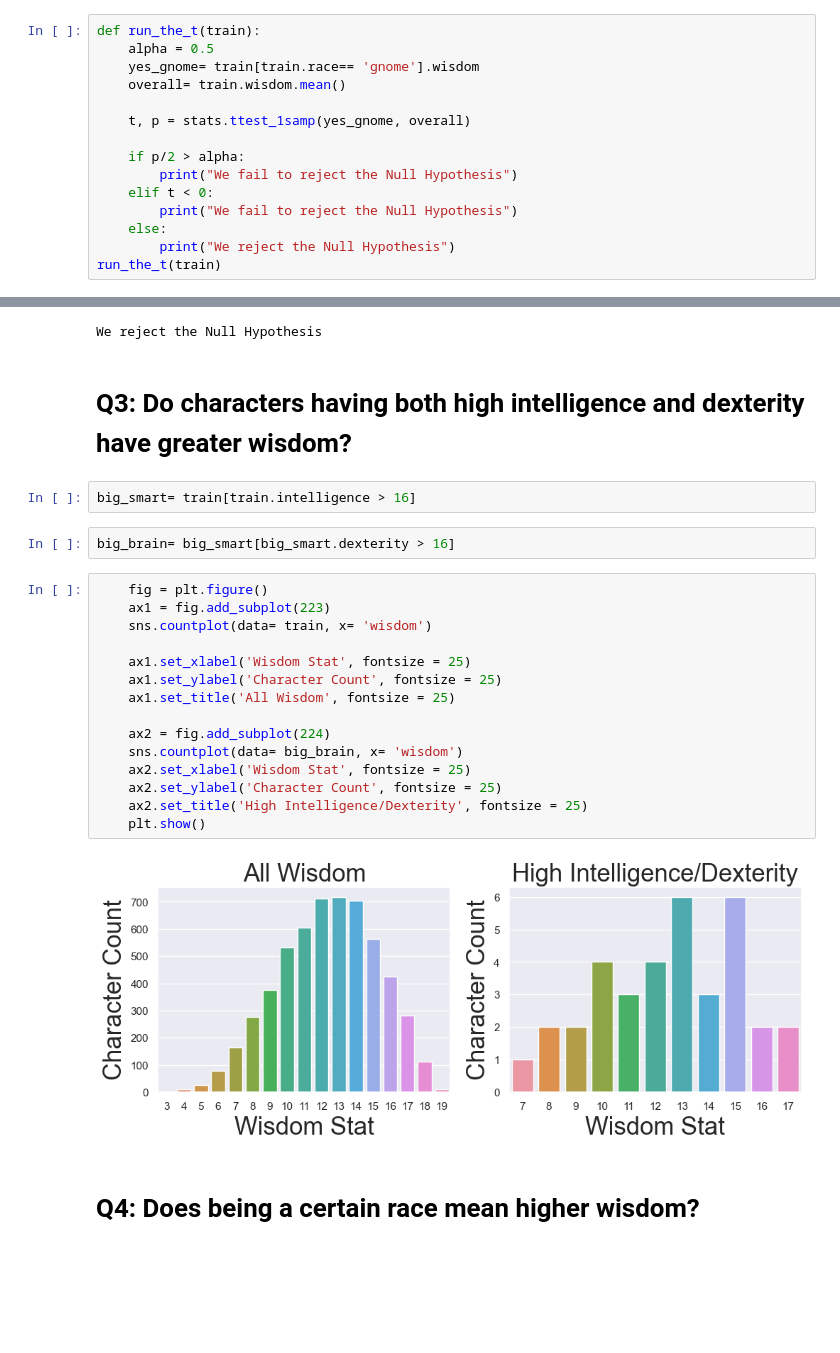
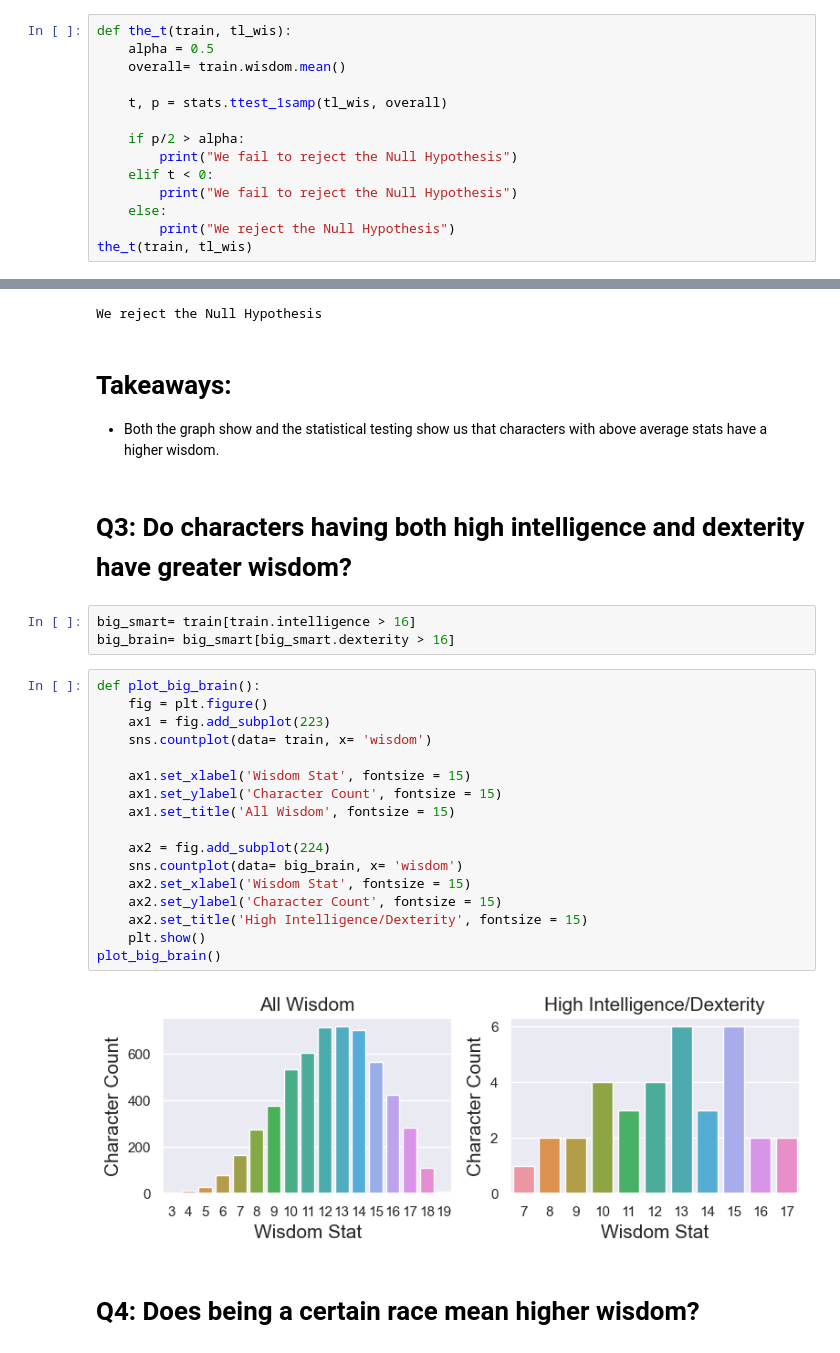
Before and after one commit to EstebanHernandez0/Dungeons_and_dragons_predictor, a Jupyter notebook: workbook.ipynb, the cells around one changed output, grey strips where cells are left out. Cells and saved outputs as stored; diff of their text form; blank space fills up the shorter version.

```diff
--- a/workbook.ipynb
+++ b/workbook.ipynb
@@ -150,10 +158,9 @@ overall= train.wisdom.mean()
 # %%
-def run_the_t(train):
+def the_t(train, tl_wis):
     alpha = 0.5
-    yes_gnome= train[train.race== 'gnome'].wisdom
     overall= train.wisdom.mean()
 
-    t, p = stats.ttest_1samp(yes_gnome, overall)
+    t, p = stats.ttest_1samp(tl_wis, overall)
 
     if p/2 > alpha:
         print("We fail to reject the Null Hypothesis")
@@ -161,6 +168,6 @@ def run_the_t(train):
         print("We fail to reject the Null Hypothesis")
     else:
         print("We reject the Null Hypothesis")
-run_the_t(train)
+the_t(train, tl_wis)
 # %% [output]
 We fail to reject the Null Hypothesis
@@ -240,29 +236,33 @@ def test_above(above_wis, overall):
 test_above(above_wis, overall)
 # %% [output]
 We reject the Null Hypothesis
+# %% [markdown]
+# Takeaways:
+  - Both the graph show and the statistical testing show us that characters with above average stats have a higher wisdom.
 # %% [markdown]
 # Q3: Do characters having both high intelligence and dexterity have greater wisdom?
 # %%
 big_smart= train[train.intelligence > 16]
+big_brain= big_smart[big_smart.dexterity > 16]
-# %%
-big_brain= big_smart[big_smart.dexterity > 16]
 # %%
+def plot_big_brain():
     fig = plt.figure()
     ax1 = fig.add_subplot(223)
     sns.countplot(data= train, x= 'wisdom')
 
-    ax1.set_xlabel('Wisdom Stat', fontsize = 25)
-    ax1.set_ylabel('Character Count', fontsize = 25)
-    ax1.set_title('All Wisdom', fontsize = 25)
+    ax1.set_xlabel('Wisdom Stat', fontsize = 15)
+    ax1.set_ylabel('Character Count', fontsize = 15)
+    ax1.set_title('All Wisdom', fontsize = 15)
 
     ax2 = fig.add_subplot(224)
     sns.countplot(data= big_brain, x= 'wisdom')
-    ax2.set_xlabel('Wisdom Stat', fontsize = 25)
-    ax2.set_ylabel('Character Count', fontsize = 25)
-    ax2.set_title('High Intelligence/Dexterity', fontsize = 25)
+    ax2.set_xlabel('Wisdom Stat', fontsize = 15)
+    ax2.set_ylabel('Character Count', fontsize = 15)
+    ax2.set_title('High Intelligence/Dexterity', fontsize = 15)
     plt.show()
+plot_big_brain()
 # %% [output]
-[figure, old version]
+[figure, new version]
 # %% [markdown]
 # Q4: Does being a certain race mean higher wisdom?
 # %%
```
Also changed, not shown: parts of 24 cells of this notebook.
